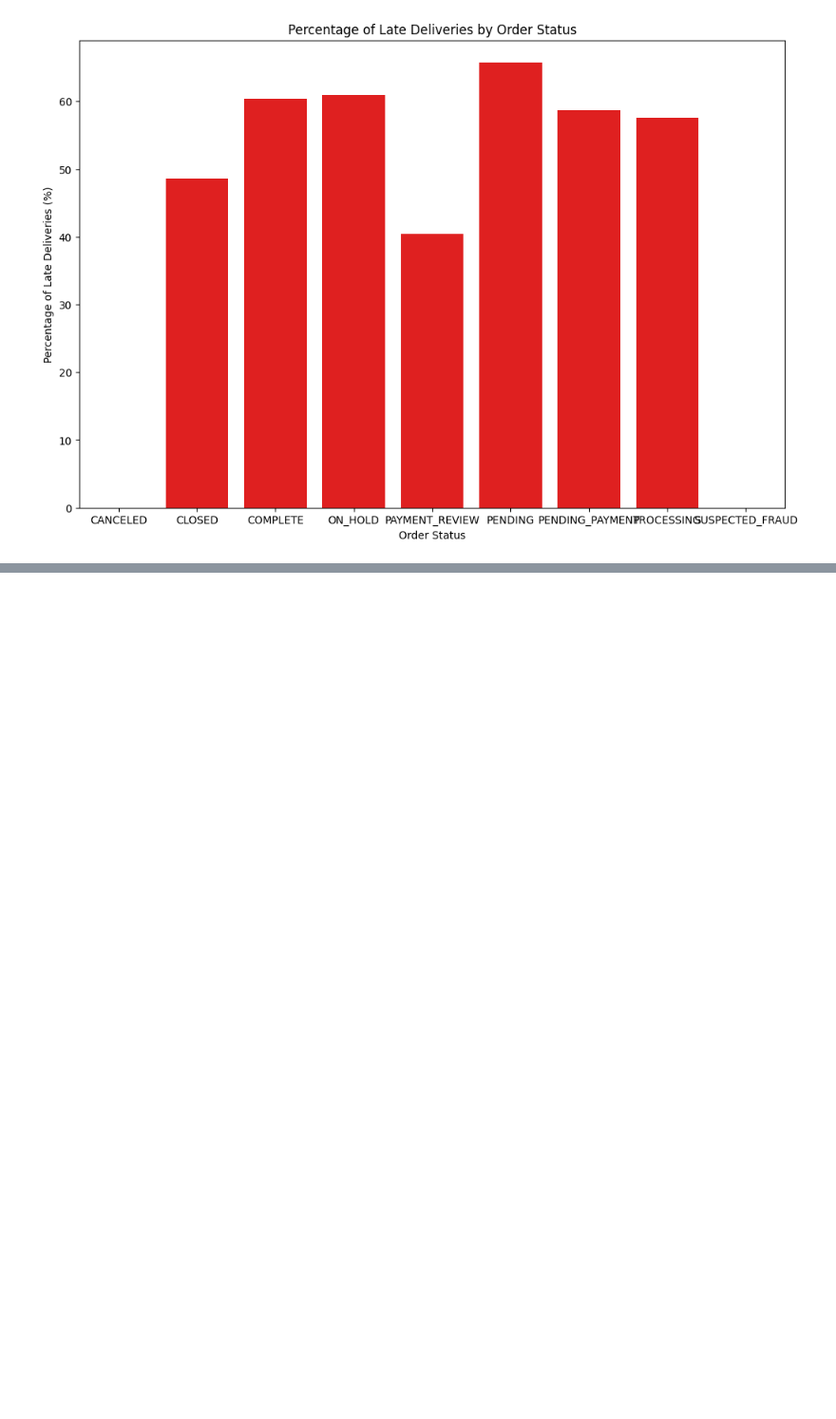
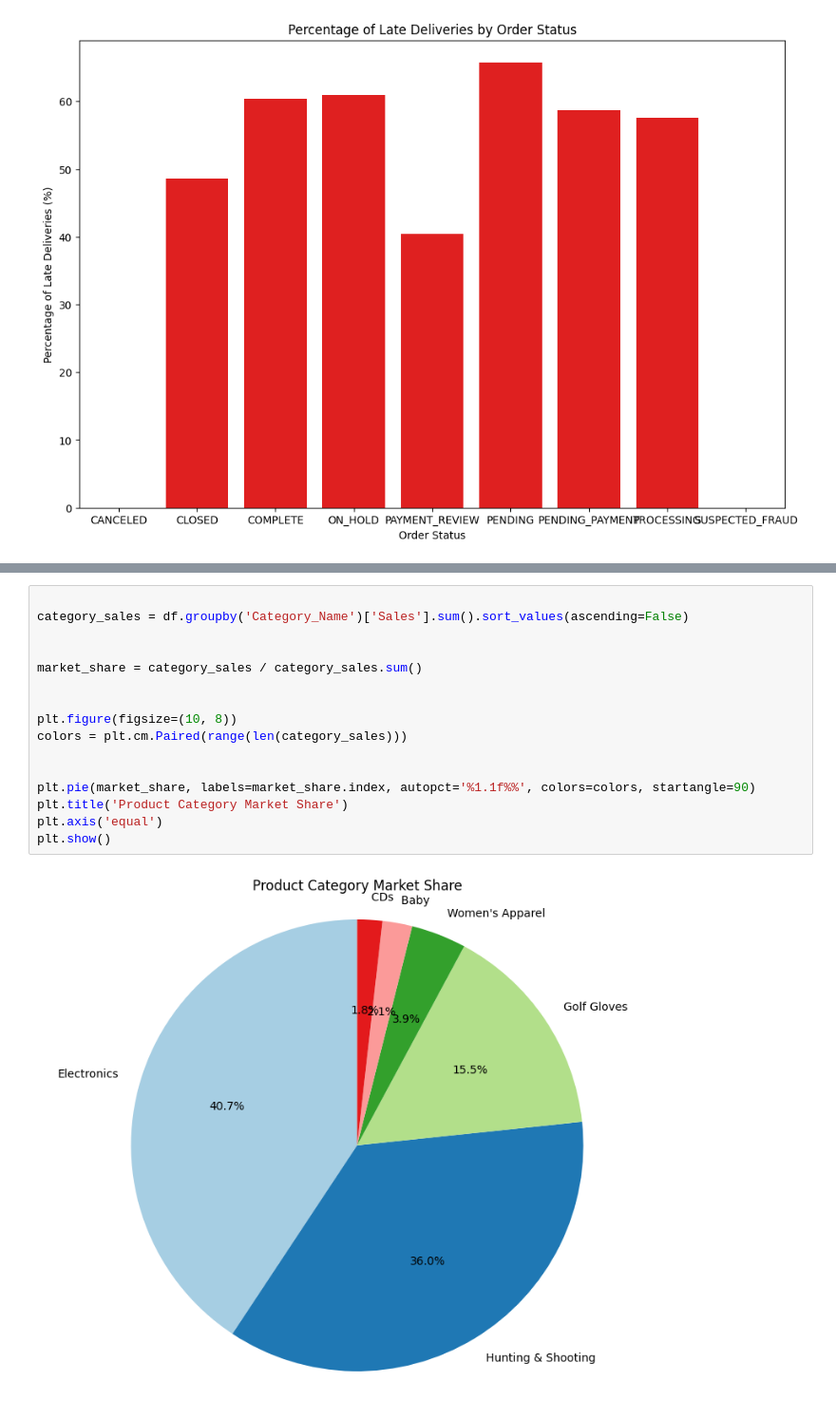
Before and after one commit to CCNY-Analytics-and-Quant/Branly_BAF23, a Jupyter notebook: Final Project.ipynb, the cells around one changed output, grey strips where cells are left out. Shown: that part at 95% size. Saved outputs shown, nothing was run; the diff lists cells and outputs as text; blank space fills up the shorter version.

```diff
--- a/Final Project.ipynb
+++ b/Final Project.ipynb
@@ -105,0 +172,18 @@ plt.show()
+# %%
+
+category_sales = df.groupby('Category_Name')['Sales'].sum().sort_values(ascending=False)
+
+
+market_share = category_sales / category_sales.sum()
+
+
+plt.figure(figsize=(10, 8))
+colors = plt.cm.Paired(range(len(category_sales)))
+
+
+plt.pie(market_share, labels=market_share.index, autopct='%1.1f%%', colors=colors, startangle=90)
+plt.title('Product Category Market Share')
+plt.axis('equal')
+plt.show()
+# %% [output]
+[figure, added]
```
Also changed, not shown: parts of 3 cells of this notebook.
